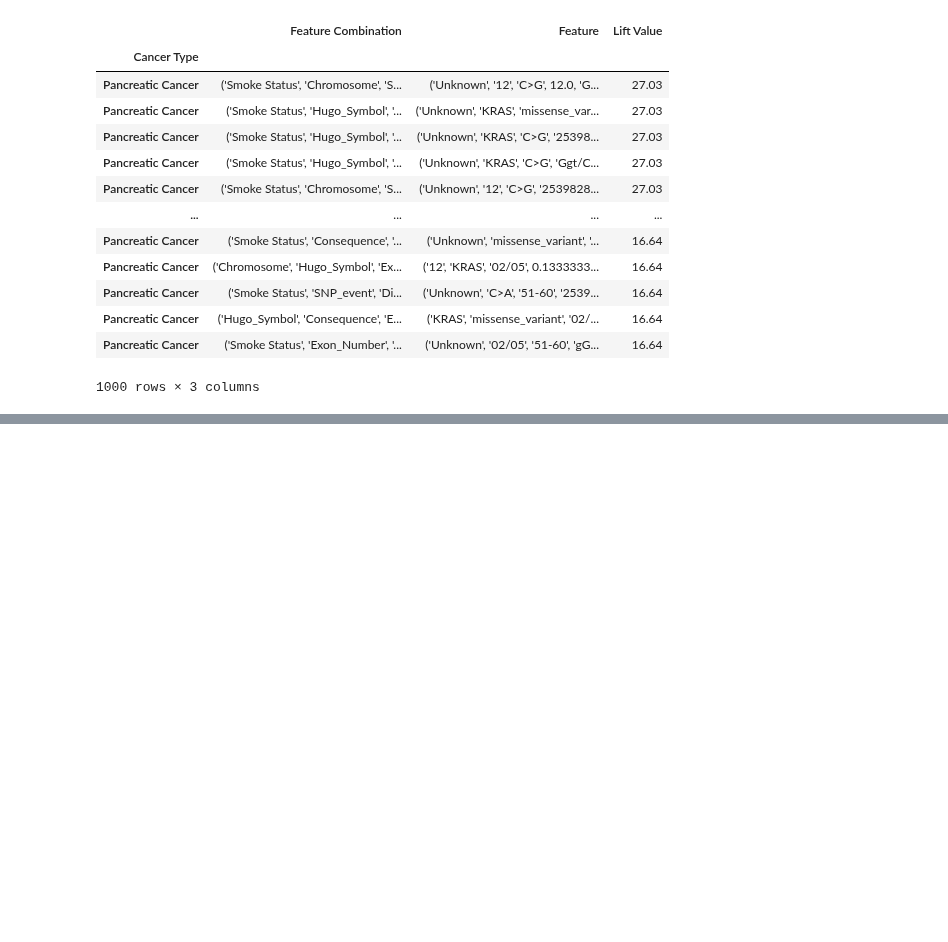
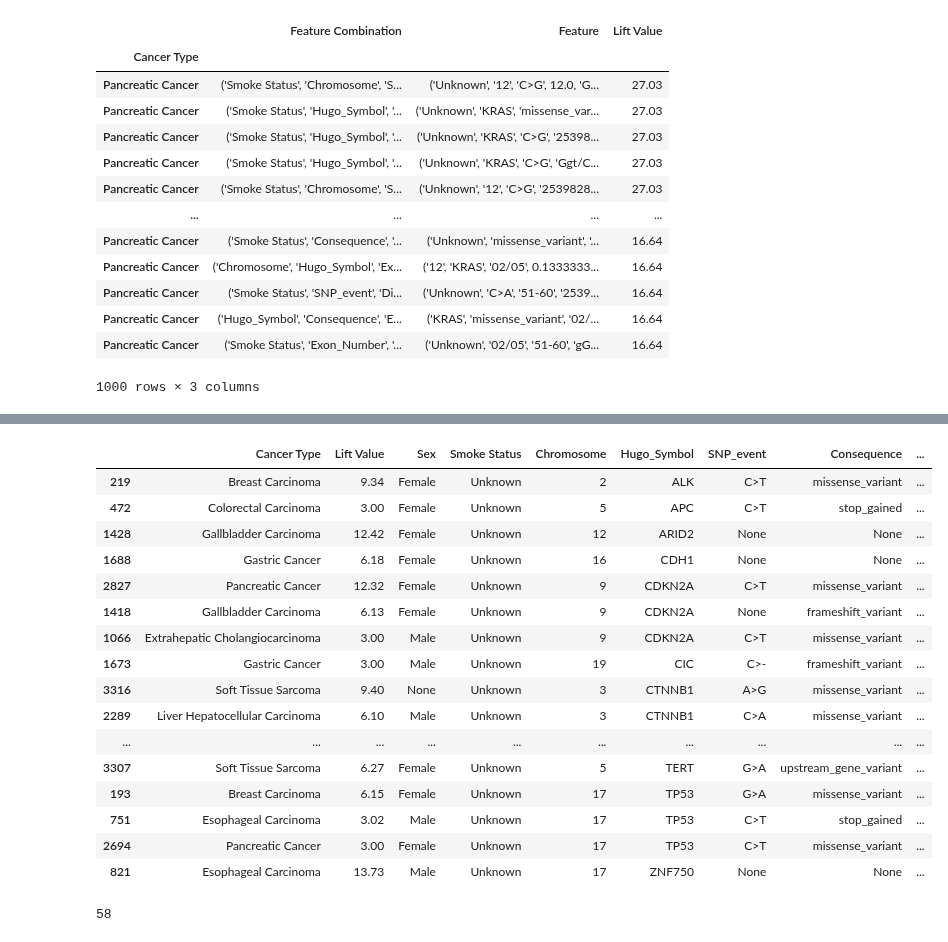
Before and after one commit to Taneun/OncoHypothesis-LLM-Ranker, a Jupyter notebook: pan_cancer/Lift.ipynb, the cells around one changed output, grey strips where cells are left out. Drawn from its saved outputs; the diff is of its cells as text; code cells hidden in the pictures; blank space fills up the shorter version.

Commit message:
update lift calculation

```diff
--- a/pan_cancer/Lift.ipynb
+++ b/pan_cancer/Lift.ipynb
@@ -342,2 +70,0 @@ feature_columns
-# %%
-df = lift_df.copy()
@@ -371,0 +137,41 @@ final_df
+# %%
+# Find all unique features across the dataset
+all_features = set()
+for features in df["Feature Combination"].dropna():
+    if isinstance(features, tuple):  # Make sure it's actually a tuple
+        all_features.update(features)
+
+# Prepare transformed data
+expanded_data = []
+
+for _, row in tqdm(df.iterrows(), total=len(df), desc="Processing Rows"):
+    new_row = {
+        "Cancer Type": row["Cancer Type"],
+        "Lift Value": row["Lift Value"]
+    }
+
+    # The bug is here: Check if both are tuples AND verify they're the same length
+    if isinstance(row["Feature Combination"], tuple) and isinstance(row["Feature"], tuple):
+        if len(row["Feature Combination"]) == len(row["Feature"]):
+            new_row.update(dict(zip(row["Feature Combination"], row["Feature"])))
+        else:
+            # Handle case where tuples are different lengths
+            # Only use the matching portions
+            min_length = min(len(row["Feature Combination"]), len(row["Feature"]))
+            new_row.update(dict(zip(row["Feature Combination"][:min_length],
+                                    row["Feature"][:min_length])))
+
+    # Assign NaN to missing feature columns
+    for feature in all_features:
+        if feature not in new_row:
+            new_row[feature] = None  # Using None to represent NaN
+
+    # Only append rows that have at least one non-null feature value
+    if any(new_row.get(feature) is not None for feature in all_features):
+        expanded_data.append(new_row)
+    else:
+        # Optionally include even empty rows if that's what you want
+        expanded_data.append(new_row)
+
+# Convert to DataFrame
+df_transformed = pd.DataFrame(expanded_data)
@@ -371,0 +271,20 @@ final_df
+# %%
+merged_df.sort_values(by=["Hugo_Symbol", "Lift Value", "Cancer Type"], ascending=[True, False, True])
+# %% [output]
+|  | Cancer Type | Lift Value | Sex | Smoke Status | Chromosome | Hugo_Symbol | SNP_event | Consequence | ... |
+| 219 | Breast Carcinoma | 9.34 | Female | Unknown | 2 | ALK | C>T | missense_variant | ... |
+| 472 | Colorectal Carcinoma | 3.00 | Female | Unknown | 5 | APC | C>T | stop_gained | ... |
+| 1428 | Gallbladder Carcinoma | 12.42 | Female | Unknown | 12 | ARID2 | None | None | ... |
+| 1688 | Gastric Cancer | 6.18 | Female | Unknown | 16 | CDH1 | None | None | ... |
+| 2827 | Pancreatic Cancer | 12.32 | Female | Unknown | 9 | CDKN2A | C>T | missense_variant | ... |
+| 1418 | Gallbladder Carcinoma | 6.13 | Female | Unknown | 9 | CDKN2A | None | frameshift_variant | ... |
+| 1066 | Extrahepatic Cholangiocarcinoma | 3.00 | Male | Unknown | 9 | CDKN2A | C>T | missense_variant | ... |
+| 1673 | Gastric Cancer | 3.00 | Male | Unknown | 19 | CIC | C>- | frameshift_variant | ... |
+| 3316 | Soft Tissue Sarcoma | 9.40 | None | Unknown | 3 | CTNNB1 | A>G | missense_variant | ... |
+| 2289 | Liver Hepatocellular Carcinoma | 6.10 | Male | Unknown | 3 | CTNNB1 | C>A | missense_variant | ... |
+| ... | ... | ... | ... | ... | ... | ... | ... | ... | ... |
+| 3307 | Soft Tissue Sarcoma | 6.27 | Female | Unknown | 5 | TERT | G>A | upstream_gene_variant | ... |
+| 193 | Breast Carcinoma | 6.15 | Female | Unknown | 17 | TP53 | G>A | missense_variant | ... |
+| 751 | Esophageal Carcinoma | 3.02 | Male | Unknown | 17 | TP53 | C>T | stop_gained | ... |
+| 2694 | Pancreatic Cancer | 3.00 | Female | Unknown | 17 | TP53 | C>T | missense_variant | ... |
+| 821 | Esophageal Carcinoma | 13.73 | Male | Unknown | 17 | ZNF750 | None | None | ... |
@@ -371,0 +308,4 @@ final_df
+# %%
+len(list(feature_combinations))
+# %% [output]
+58
```
Also changed, not shown: parts of 33 cells of this notebook, 1 other file.
